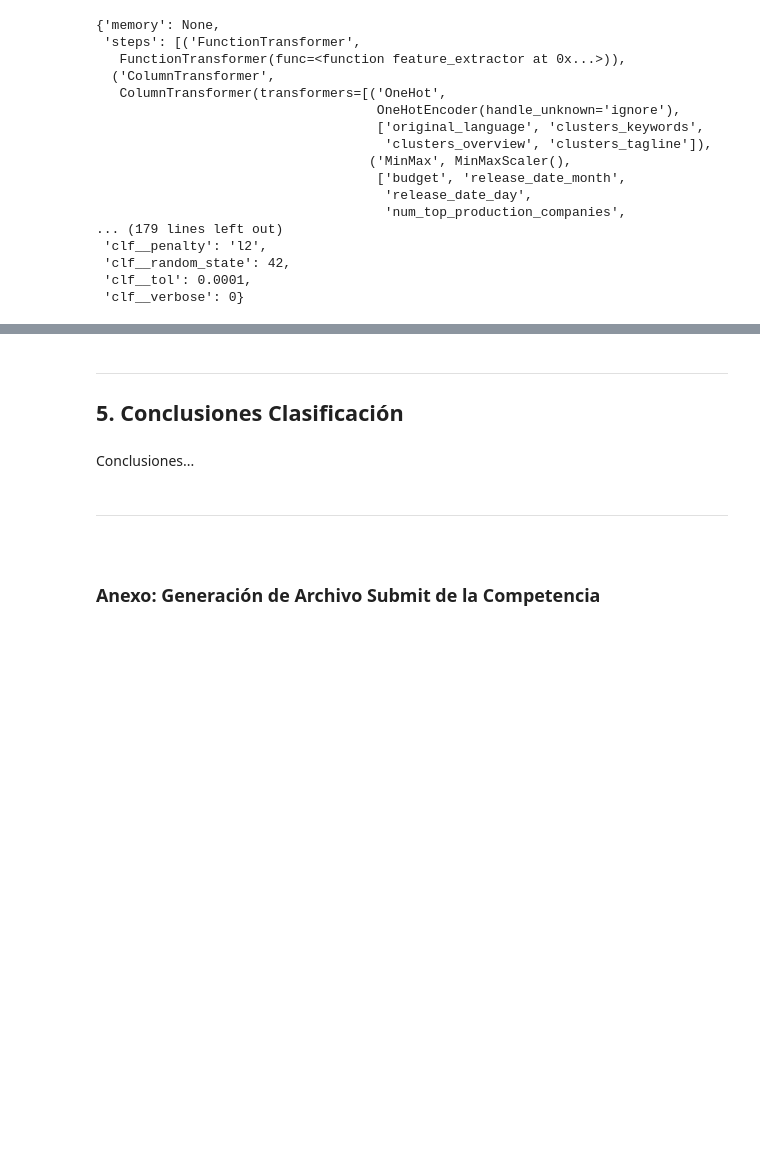
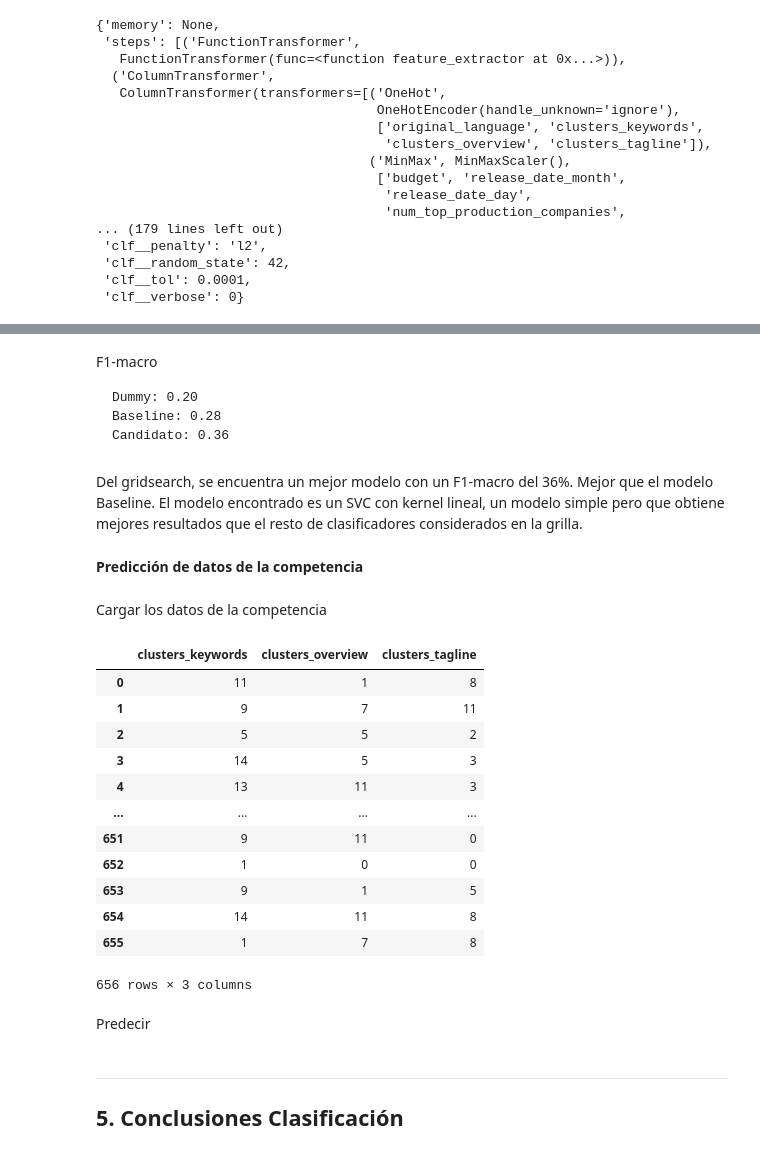
Before and after one commit to furrutiav/lab-mds-2022, a Jupyter notebook: proyecto/Proyecto_clasificacion.ipynb, the cells around one changed output, grey strips where cells are left out. Drawn from its saved outputs; the diff is of its cells as text; code cells hidden in the pictures; blank space fills up the shorter version.

````diff
--- a/proyecto/Proyecto_clasificacion.ipynb
+++ b/proyecto/Proyecto_clasificacion.ipynb
@@ -812,0 +976,13 @@ Justificación Aquí
+# %% [markdown]
+F1-macro
+```
+Dummy: 0.20
+Baseline: 0.28
+Candidato: 0.36
+```
+# %% [markdown]
+Del gridsearch, se encuentra un mejor modelo con un F1-macro del 36%. Mejor que el modelo Baseline. El modelo encontrado es un SVC con kernel lineal, un modelo simple pero que obtiene mejores resultados que el resto de clasificadores considerados en la grilla.
+# %% [markdown]
+**Predicción de datos de la competencia**
+# %% [markdown]
+Cargar los datos de la competencia
@@ -812,0 +1013,24 @@ Justificación Aquí
+# %%
+test = pickle.load(open("test.pickle", "rb"))
+test["release_date"] = test["release_date"].apply(pd.to_datetime)
+test = test.fillna("")
+test = test.reset_index(drop=True)
+test_clusters_BERT = pickle.load(open("test_clusters_BERT.pickle", "rb"))
+test = test.merge(test_clusters_BERT, how="left", on="title")
+test["clusters_keywords clusters_overview clusters_tagline".split()]
+# %% [output]
+|  | clusters_keywords | clusters_overview | clusters_tagline |
+| 0 | 11 | 1 | 8 |
+| 1 | 9 | 7 | 11 |
+| 2 | 5 | 5 | 2 |
+| 3 | 14 | 5 | 3 |
+| 4 | 13 | 11 | 3 |
+| ... | ... | ... | ... |
+| 651 | 9 | 11 | 0 |
+| 652 | 1 | 0 | 0 |
+| 653 | 9 | 1 | 5 |
+| 654 | 14 | 11 | 8 |
+| 655 | 1 | 7 | 8 |
+656 rows × 3 columns
+# %% [markdown]
+Predecir
@@ -814,11 +1042,3 @@ Justificación Aquí
 ---
 
 ## 5. Conclusiones Clasificación
-# %% [markdown]
-Conclusiones...
-# %% [markdown]
----
-
-<br>
-
-### Anexo: Generación de Archivo Submit de la Competencia
````
Also changed, not shown: parts of 116 cells of this notebook, 5 other files.
